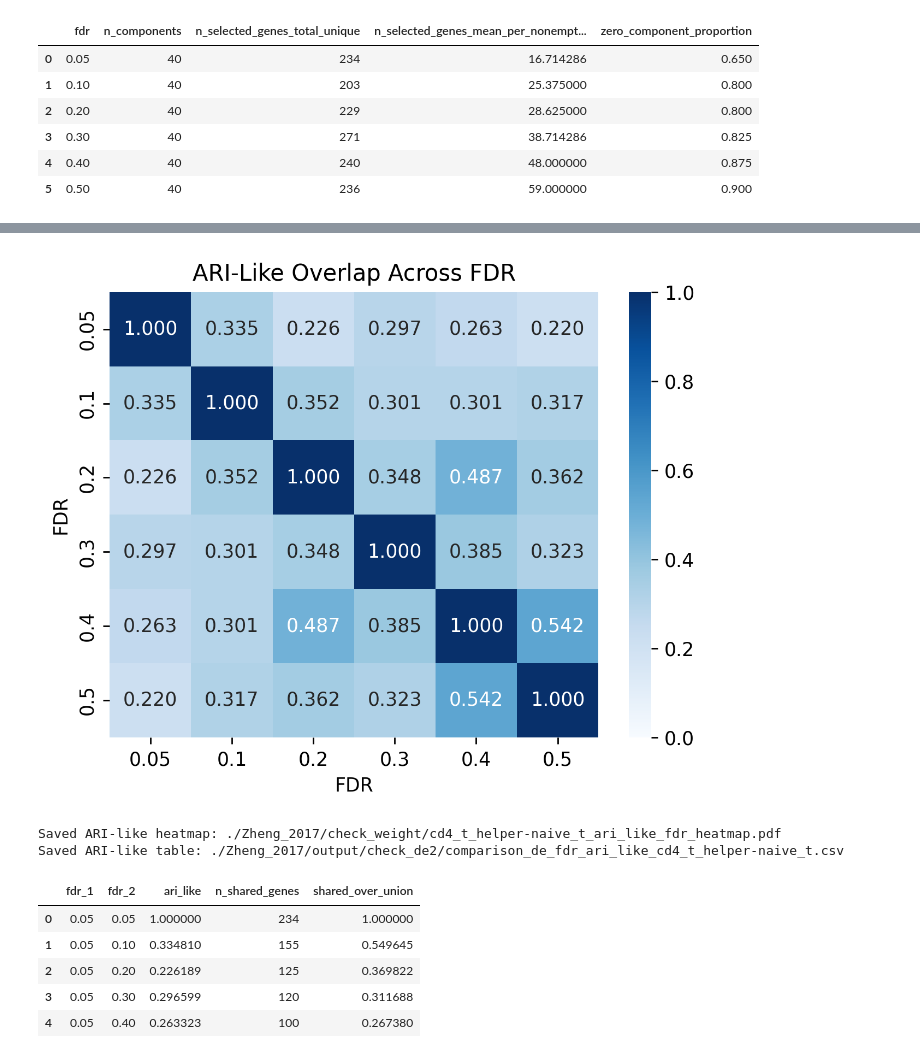
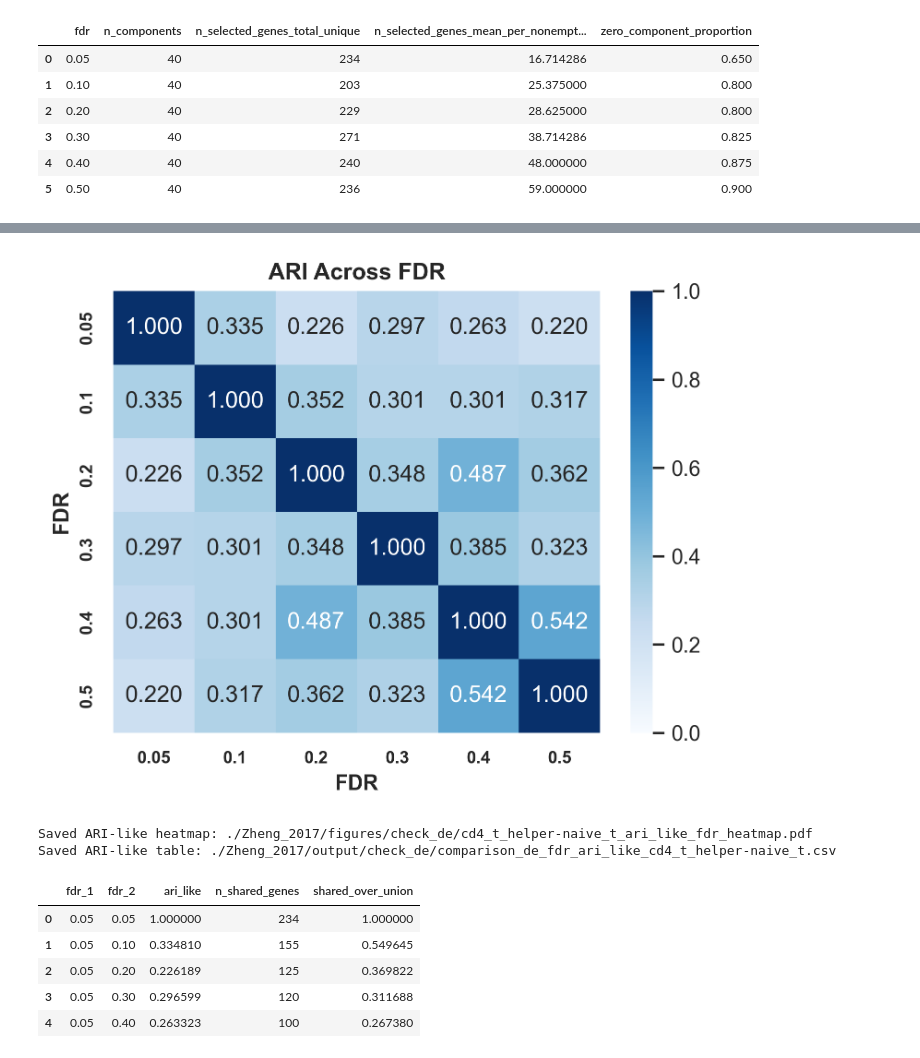
Before and after one commit to Sun-lab/SDAN, a Jupyter notebook: check_de.ipynb, the cells around one changed output, grey strips where cells are left out. Drawn from its saved outputs; the diff is of its cells as text; code cells hidden in the pictures.

```diff
--- a/check_de.ipynb
+++ b/check_de.ipynb
@@ -275,8 +281,8 @@ def compute_posthoc_losses_like_trainpy(state_path, train_GNN, val_GNN, test_GNN
 
 
 d = data_dir
-output_dir = os.path.join(d, 'output/check_de2')
-check_dir = os.path.join(d, 'check_weight')
+output_dir = os.path.join(d, 'output/check_de')
+check_dir = os.path.join(d, 'figures', 'check_de')
 os.makedirs(check_dir, exist_ok=True)
 
 # Recreate train/val/test split exactly as check_de.py
@@ -339,15 +345,18 @@ for _, run in run_df.sort_values('fdr').iterrows():
 
 de_posthoc_df = pd.DataFrame(loss_rows).sort_values('fdr').reset_index(drop=True)
 
+sns.set_theme(style='whitegrid')
 plt.figure(figsize=(7, 4), dpi=300)
 plt.plot(de_posthoc_df['fdr'], de_posthoc_df['graph_loss'], marker='o', label='graph_loss')
 plt.plot(de_posthoc_df['fdr'], de_posthoc_df['train_clf_loss'], marker='o', label='train_clf_loss')
 plt.plot(de_posthoc_df['fdr'], de_posthoc_df['val_clf_loss'], marker='o', label='val_clf_loss')
 plt.plot(de_posthoc_df['fdr'], de_posthoc_df['test_clf_loss'], marker='o', label='test_clf_loss')
-plt.xlabel('DE FDR threshold')
-plt.ylabel('Loss')
-plt.title('Post-hoc Loss Decomposition Across DE FDR Settings')
-plt.legend()
+plt.xlabel('DE FDR threshold', fontsize=11, fontweight='bold')
+plt.ylabel('Loss', fontsize=11, fontweight='bold')
+plt.title('Post-hoc Loss Decomposition Across DE FDR Settings', fontsize=12, fontweight='bold')
+plt.xticks(fontsize=9, fontweight='bold')
+plt.yticks(fontsize=9, fontweight='bold')
+plt.legend(fontsize=9)
 plt.grid(True, alpha=0.3)
 plt.tight_layout()
 loss_fig_path = os.path.join(check_dir, f'{cell_type_str}_de_fdr_loss_decomposition_posthoc.pdf')
@@ -543,11 +552,14 @@ if 'pair_df' not in globals() or pair_df is None or len(pair_df) == 0:
 jaccard_col = 'global_gene_set_jaccard'
 mat = to_sym_matrix(pair_df, jaccard_col)
 
-plt.figure(figsize=(5.2, 4.2), dpi=250)
-sns.heatmap(mat, annot=True, fmt='.3f', cmap='Blues', vmin=0, vmax=1, cbar=True)
-plt.title('Global Gene-Set Jaccard')
-plt.xlabel('FDR')
-plt.ylabel('FDR')
+plt.figure(figsize=(5.2, 4.2), dpi=300)
+ax = sns.heatmap(mat, annot=True, fmt='.3f', cmap='Blues', vmin=0, vmax=1, cbar=True)
+plt.title('Jaccard Across FDR', fontsize=12, fontweight='bold')
+plt.xlabel('FDR', fontsize=11, fontweight='bold')
+plt.ylabel('FDR', fontsize=11, fontweight='bold')
+for lbl in ax.get_xticklabels() + ax.get_yticklabels():
+    lbl.set_fontsize(9)
+    lbl.set_fontweight('bold')
 plt.tight_layout()
 
 out_path = os.path.join(check_dir, f'{cell_type_str}_{jaccard_col}_heatmap.pdf')
@@ -590,41 +602,44 @@ def compute_cluster_ri_like_from_sets(comp_sets_a, comp_sets_b):
 ri_rows = []
 for f1 in fdrs:
     for f2 in fdrs:
         a = fdr_runs[f1]
         b = fdr_runs[f2]
         ari, n_shared, ji = compute_cluster_ri_like_from_sets(a['comp_sets'], b['comp_sets'])
         ri_rows.append({
             'fdr_1': f1,
             'fdr_2': f2,
             'ari_like': ari,
             'n_shared_genes': n_shared,
             'shared_over_union': ji,
         })
 
 ri_df = pd.DataFrame(ri_rows)
 ri_mat = ri_df.pivot(index='fdr_1', columns='fdr_2', values='ari_like')
 ri_mat = ri_mat.loc[sorted(ri_mat.index), sorted(ri_mat.columns)]
 
-plt.figure(figsize=(5.2, 4.2), dpi=250)
-sns.heatmap(ri_mat, annot=True, fmt='.3f', cmap='Blues', vmin=0, vmax=1, cbar=True)
-plt.title('ARI-Like Overlap Across FDR')
-plt.xlabel('FDR')
-plt.ylabel('FDR')
+plt.figure(figsize=(5.2, 4.2), dpi=300)
+ax = sns.heatmap(ri_mat, annot=True, fmt='.3f', cmap='Blues', vmin=0, vmax=1, cbar=True)
+plt.title('ARI Across FDR', fontsize=12, fontweight='bold')
+plt.xlabel('FDR', fontsize=11, fontweight='bold')
+plt.ylabel('FDR', fontsize=11, fontweight='bold')
+for lbl in ax.get_xticklabels() + ax.get_yticklabels():
+    lbl.set_fontsize(9)
+    lbl.set_fontweight('bold')
 plt.tight_layout()
 
 ri_fig_path = os.path.join(check_dir, f'{cell_type_str}_ari_like_fdr_heatmap.pdf')
 plt.savefig(ri_fig_path)
 plt.show()
 
 ri_csv_path = os.path.join(output_dir, f'comparison_de_fdr_ari_like_{cell_type_str}.csv')
 ri_df.to_csv(ri_csv_path, index=False)
 print(f'Saved ARI-like heatmap: {ri_fig_path}')
 print(f'Saved ARI-like table: {ri_csv_path}')
 ri_df.head()
 # %% [output]
-[figure, old version]
+[figure, new version]
-Saved ARI-like heatmap: ./Zheng_2017/check_weight/cd4_t_helper-naive_t_ari_like_fdr_heatmap.pdf
-Saved ARI-like table: ./Zheng_2017/output/check_de2/comparison_de_fdr_ari_like_cd4_t_helper-naive_t.csv
+Saved ARI-like heatmap: ./Zheng_2017/figures/check_de/cd4_t_helper-naive_t_ari_like_fdr_heatmap.pdf
+Saved ARI-like table: ./Zheng_2017/output/check_de/comparison_de_fdr_ari_like_cd4_t_helper-naive_t.csv
 |  | fdr_1 | fdr_2 | ari_like | n_shared_genes | shared_over_union |
 | 0 | 0.05 | 0.05 | 1.000000 | 234 | 1.000000 |
 | 1 | 0.05 | 0.10 | 0.334810 | 155 | 0.549645 |
```
Also changed, not shown: parts of 5 cells of this notebook.
